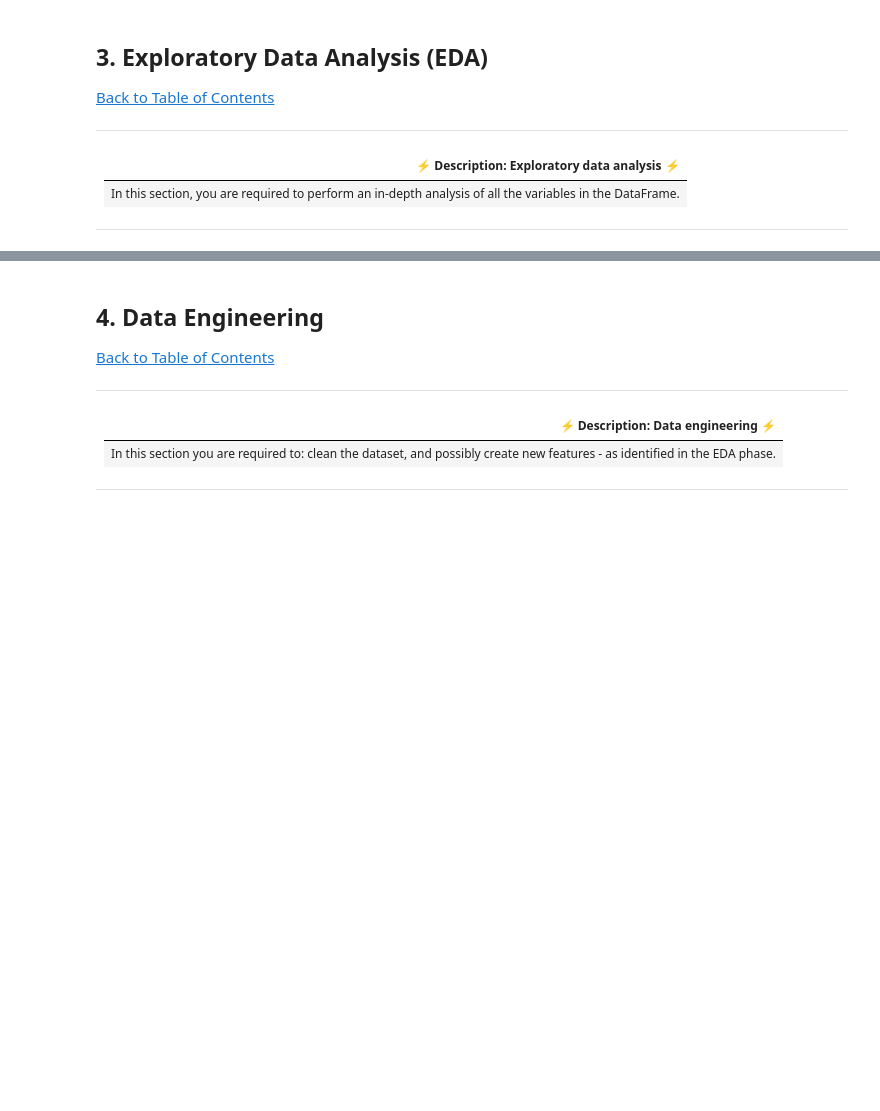
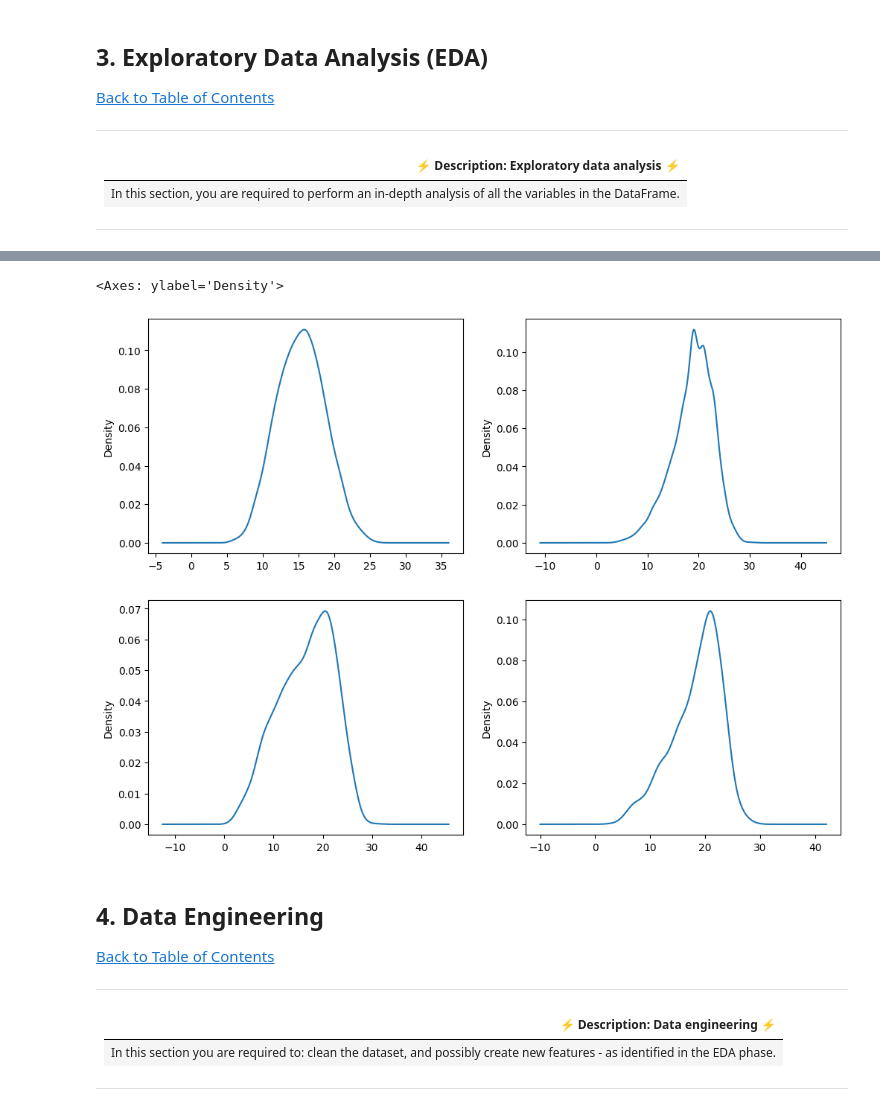
Before and after one commit to Classifix/Classifix, a Jupyter notebook: Advanced_Classification/starter-notebook.ipynb, the cells around one changed output, grey strips where cells are left out. Drawn from its saved outputs; the diff is of its cells as text; code cells hidden in the pictures; blank space fills up the shorter version.

```diff
--- a/Advanced_Classification/starter-notebook.ipynb
+++ b/Advanced_Classification/starter-notebook.ipynb
@@ -106,3 +118,18 @@ df.head()
+# %%
+df['count']=df['message'].str.split().str.len()
+Pro=df[df['sentiment']==1]
+News=df[df['sentiment']==2]
+Neutral=df[df['sentiment']==0]
+Anti=df[df['sentiment']==-1]
+
+fig, ax = plt.subplots(2, 2, figsize=(12, 9))
+News['count'].plot(kind='density', ax=ax[0,0], label='News')
+Pro['count'].plot(kind='density', ax=ax[0,1], label='Pro')
+Neutral['count'].plot(kind='density', ax=ax[1,0], label='Neutral')
+Anti['count'].plot(kind='density', ax=ax[1,1], label='Anti')
+# %% [output]
+<Axes: ylabel='Density'>
+[figure, added]
 # %%
 # look at data statistics
 # %%
```
Also changed, not shown: parts of 2 cells of this notebook.
